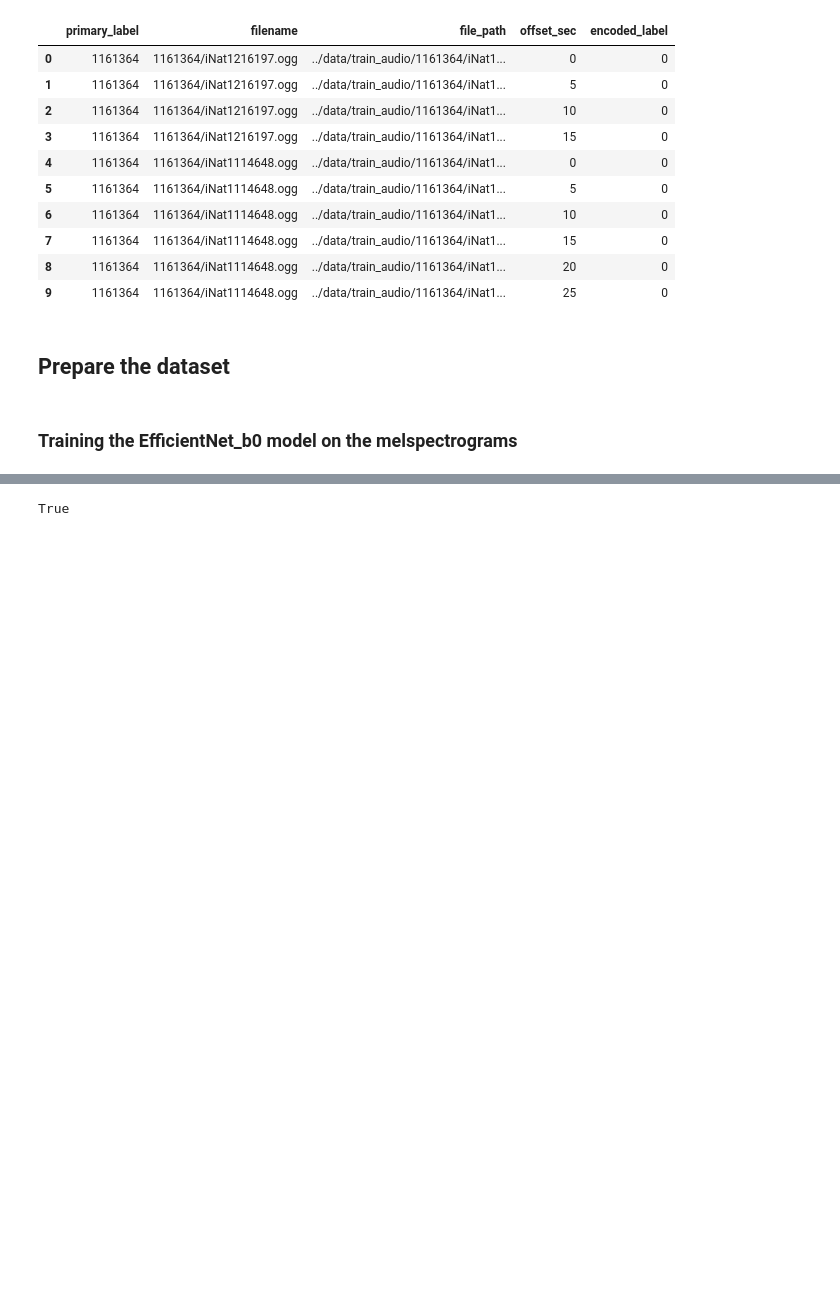
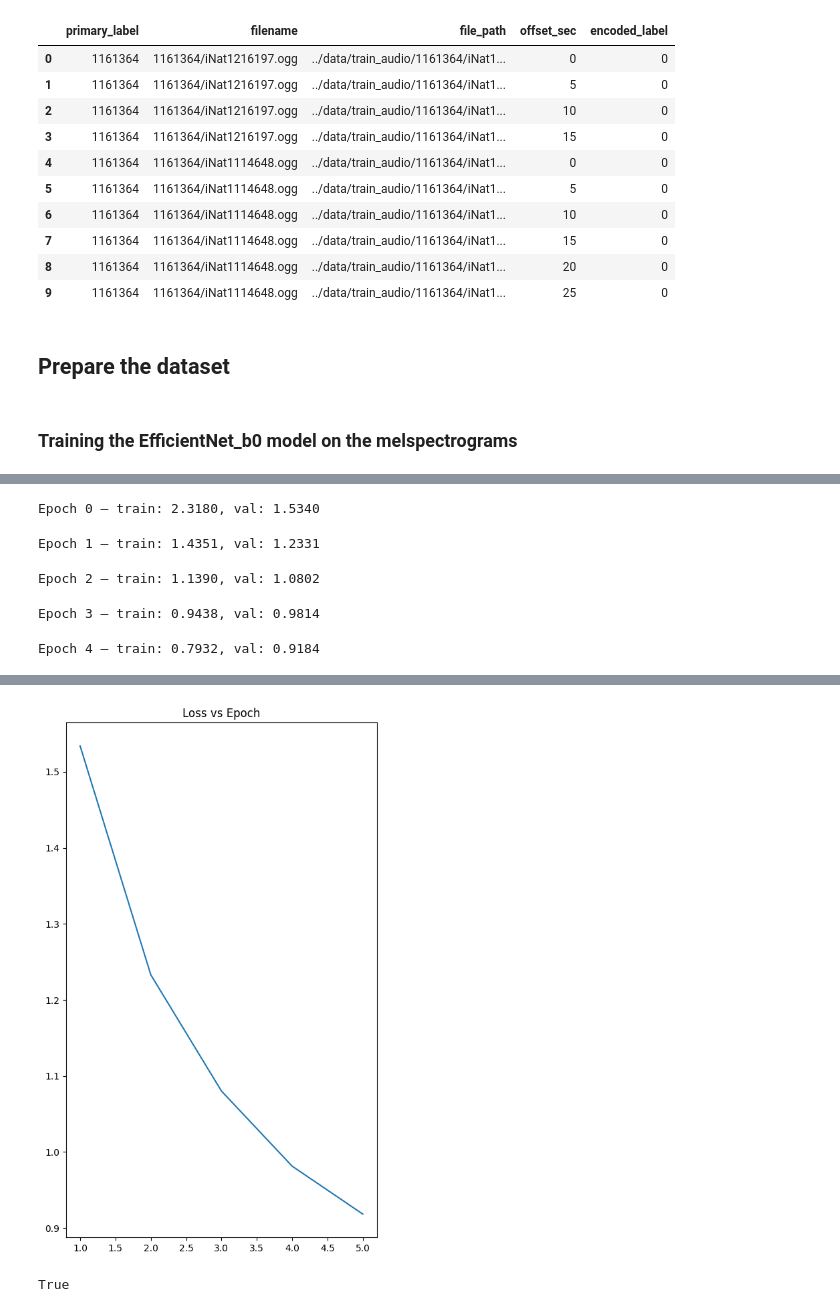
Before and after one commit to GitTurtleDone/BirdCLEF2026, a Jupyter notebook: src/train_pipeline.ipynb, the cells around one changed output, grey strips where cells are left out. Drawn from its saved outputs; the diff is of its cells as text; code cells hidden in the pictures; blank space fills up the shorter version.

Commit message:
Implemented mlflow, Completed submission.ipynb, ready for first submission

```diff
--- a/src/train_pipeline.ipynb
+++ b/src/train_pipeline.ipynb
@@ -119,7 +130,6 @@ dataset = Subset(bird_dataset, range(1000))
 def train_model(model, dataset, num_epochs):
     LEARNING_RATE = 1e-4
     BATCH_SIZE = 32
-    NUM_EPOCHS = 5
     MODEL_NAME = 'efficientnet_b0'
     train_dataset, val_dataset, test_dataset = random_split(dataset, [0.8, 0.1, 0.1])
     train_loader = DataLoader(train_dataset, batch_size=32, shuffle=True, num_workers=4)
@@ -127,6 +137,8 @@ def train_model(model, dataset, num_epochs):
     test_loader = DataLoader(test_dataset, batch_size=32, shuffle=False, num_workers=4)
     optimizer = torch.optim.Adam(model.parameters(), lr=LEARNING_RATE)
     criterion = nn.CrossEntropyLoss()
+    subfolder = Path('../models') / datetime.now().strftime("%Y%m%d_%m%s")
+    subfolder.mkdir(parents=True, exist_ok=True)
     mlflow.set_experiment('BirdCLEF2026')
     with mlflow.start_run():
         # Log hyperparameters
@@ -136,14 +148,17 @@ def train_model(model, dataset, num_epochs):
             'n_mels': N_MELS,
             'n_ftt': N_FFT,
             'hop_length': HOP_LENGTH,
-            'epochs': NUM_EPOCHS,
+            'epochs': num_epochs,
             'model': MODEL_NAME
         })
+        avg_train_losses = []
         avg_val_losses = []
         best_avg_val_loss = float('inf')
+
         for epoch in range(num_epochs):
             # training the model
             model.train()
+            train_loss = 0
             for mels, labels in tqdm(train_loader,desc=f'Epoch {epoch} [train]'):
                 mels, labels = mels.to(device), labels.to(device)
                 preds = model(mels)
@@ -151,7 +166,9 @@ def train_model(model, dataset, num_epochs):
                 optimizer.zero_grad()
                 loss.backward()
                 optimizer.step()
-
+                train_loss += loss.item()
+            avg_train_loss = train_loss/len(train_loader)
+            avg_train_losses.append(avg_train_loss)
 
             # evaluating the model
             model.eval()
@@ -165,14 +182,20 @@ def train_model(model, dataset, num_epochs):
             avg_val_losses.append(avg_val_loss)
             if avg_val_loss < best_avg_val_loss:
                 best_avg_val_loss = avg_val_loss
-                save_file_path = '../models/' + MODEL_NAME + '_best_' +\
-                    datetime.now().strftime("%Y%m%d")+'.pth'
+                save_file_path = str(subfolder / f'{MODEL_NAME}_best_.pth')
                 torch.save(model.state_dict(), save_file_path)
+            print(f'Epoch {epoch} — train: {avg_train_loss:.4f}, val: {avg_val_loss:.4f}')
+            mlflow.log_metrics({
+                'train_loss': avg_train_loss,
+                'val_loss': avg_val_loss
+            }, step=epoch)
 
-            print(f'Epoch: {epoch} average loss on evaluation dataset: {avg_val_loss}')
-        loss_per_epoch = [range(1, num_epochs+1), avg_val_losses]
-        csv_save_file_path = '../models/' + MODEL_NAME + '_best_' +\
-                            datetime.now().strftime("%Y%m%d")+'.csv'
+        save_file_path = str(subfolder / f'{MODEL_NAME}_last_.pth')
+        torch.save(model.state_dict(), save_file_path)
+        loss_per_epoch = [[i+1, avg_train_losses[i], avg_val_losses[i]] for i in range(num_epochs)]
+        csv_save_file_path = str(subfolder / f'{MODEL_NAME}_best_.csv')
+        # Save model
+        mlflow.pytorch.log_model(model, 'model')
         pd.DataFrame(loss_per_epoch).to_csv(csv_save_file_path, index=False)
 
         fig = plt.figure(figsize=(6,10))
@@ -186,4 +209,5 @@ device = 'cuda' if torch.cuda.is_available() else 'cpu'
 model = efficientnet_b0(weights='IMAGENET1K_V1')
 model.classifier[1] = nn.Linear(model.classifier[1].in_features, NUM_CLASSES)
 model.to(device)
-criterion, test_loader, loss_per_epoch = train_model(model, 'efficientnet_b0', bird_dataset, 5)
+criterion, test_loader, loss_per_epoch = train_model(model, bird_dataset, 5)
+# %% [output]
@@ -189,0 +217,5 @@ criterion, test_loader, loss_per_epoch = train_model(model, 'efficientnet_b0', b
+Epoch 0 — train: 2.3180, val: 1.5340
+Epoch 1 — train: 1.4351, val: 1.2331
+Epoch 2 — train: 1.1390, val: 1.0802
+Epoch 3 — train: 0.9438, val: 0.9814
+Epoch 4 — train: 0.7932, val: 0.9184
@@ -189,0 +227 @@ criterion, test_loader, loss_per_epoch = train_model(model, 'efficientnet_b0', b
+[figure, added]
```
Also changed, not shown: parts of 6 cells of this notebook, 3 other files.
